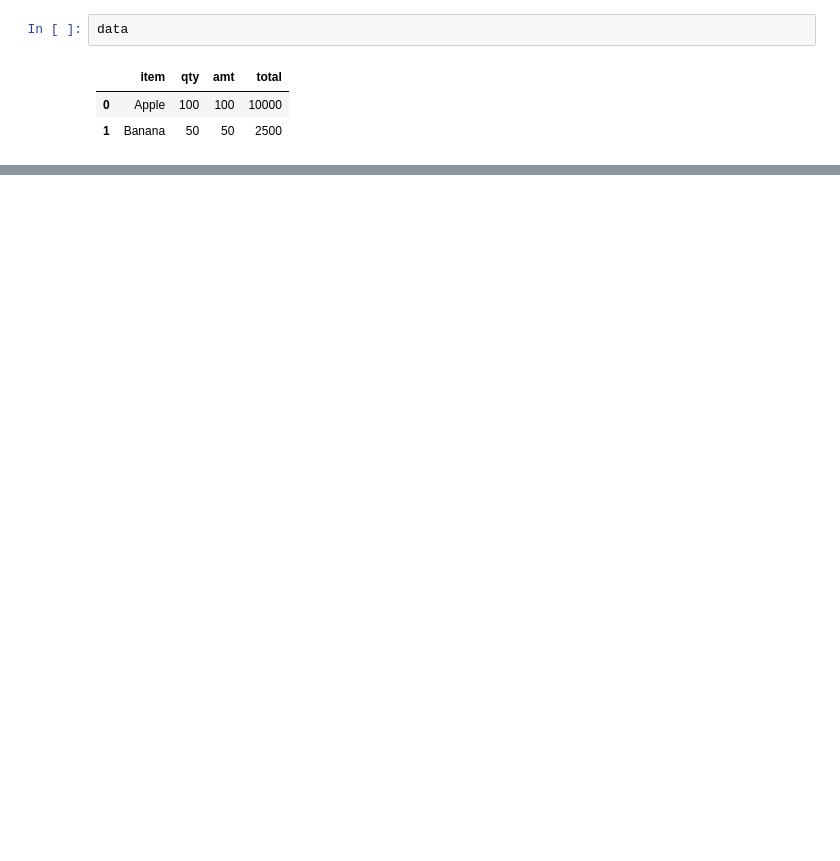
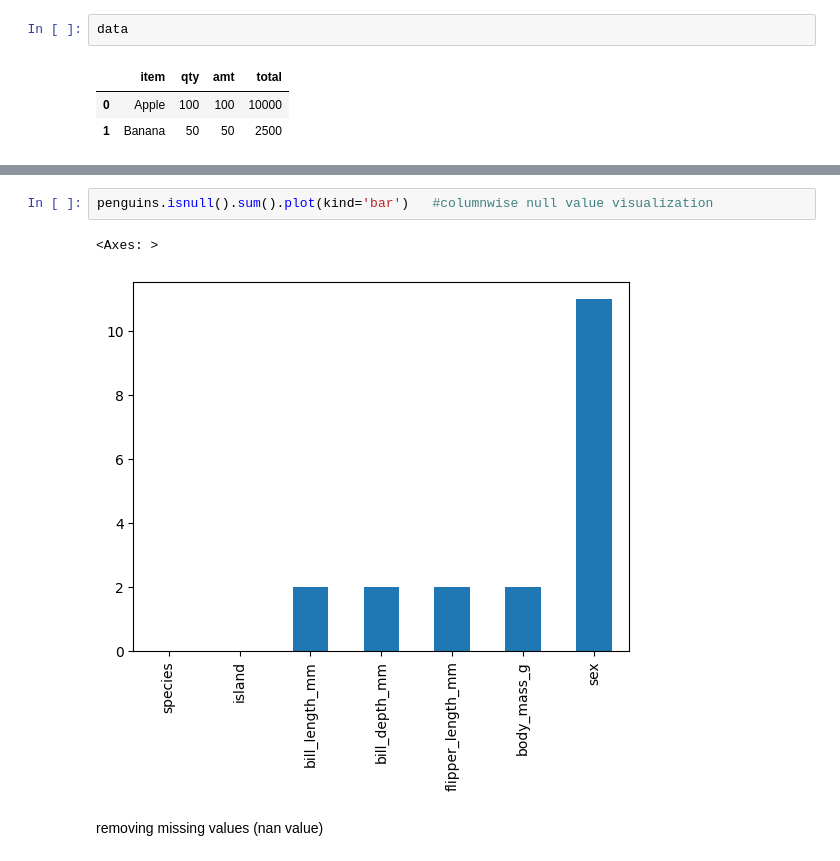
Before and after one commit to Amanmishra03/digipodium, a Jupyter notebook: data analysis/pandas.ipynb, the cells around one changed output, grey strips where cells are left out. Cells and saved outputs as stored; diff of their text form; blank space fills up the shorter version.

```diff
--- a/data analysis/pandas.ipynb
+++ b/data analysis/pandas.ipynb
@@ -232,0 +343,7 @@ data
+# %%
+penguins.isnull().sum().plot(kind='bar')   #columnwise null value visualization
+# %% [output]
+<Axes: >
+[figure, added]
+# %% [markdown]
+removing missing values (nan value)
```
Also changed, not shown: parts of 29 cells of this notebook.
